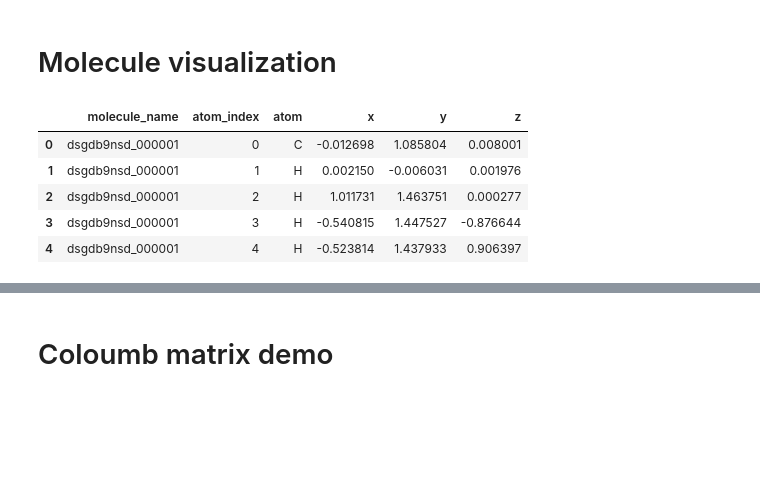
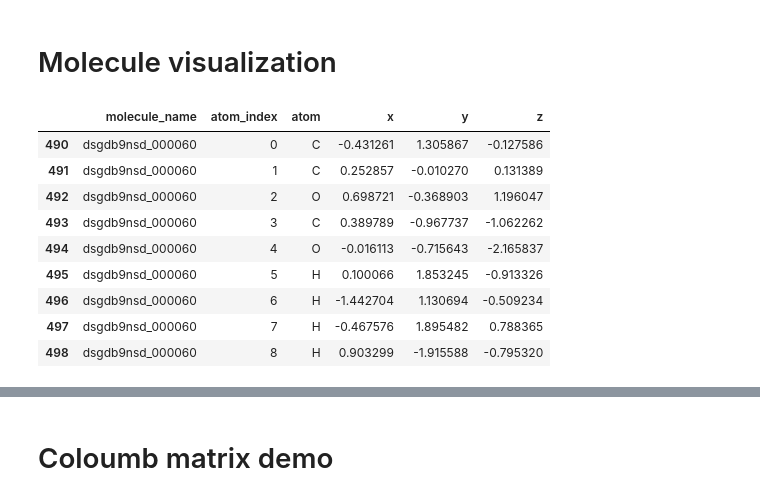
Before and after one commit to miguel-rita/remote-five, a Jupyter notebook: notebooks/EDA.ipynb, the cells around one changed output, grey strips where cells are left out. Drawn from its saved outputs; the diff is of its cells as text; code cells hidden in the pictures; blank space fills up the shorter version.

```diff
--- a/notebooks/EDA.ipynb
+++ b/notebooks/EDA.ipynb
@@ -70,13 +37,17 @@ sns.countplot(train['type'])
 # Molecule visualization
 # %%
 struct = pd.read_csv('../data/structures.csv')
-struct.head()
+struct.loc[struct.molecule_name == 'dsgdb9nsd_000060']
 # %% [output]
 |  | molecule_name | atom_index | atom | x | y | z |
-| 0 | dsgdb9nsd_000001 | 0 | C | -0.012698 | 1.085804 | 0.008001 |
-| 1 | dsgdb9nsd_000001 | 1 | H | 0.002150 | -0.006031 | 0.001976 |
-| 2 | dsgdb9nsd_000001 | 2 | H | 1.011731 | 1.463751 | 0.000277 |
-| 3 | dsgdb9nsd_000001 | 3 | H | -0.540815 | 1.447527 | -0.876644 |
-| 4 | dsgdb9nsd_000001 | 4 | H | -0.523814 | 1.437933 | 0.906397 |
+| 490 | dsgdb9nsd_000060 | 0 | C | -0.431261 | 1.305867 | -0.127586 |
+| 491 | dsgdb9nsd_000060 | 1 | C | 0.252857 | -0.010270 | 0.131389 |
+| 492 | dsgdb9nsd_000060 | 2 | O | 0.698721 | -0.368903 | 1.196047 |
+| 493 | dsgdb9nsd_000060 | 3 | C | 0.389789 | -0.967737 | -1.062262 |
+| 494 | dsgdb9nsd_000060 | 4 | O | -0.016113 | -0.715643 | -2.165837 |
+| 495 | dsgdb9nsd_000060 | 5 | H | 0.100066 | 1.853245 | -0.913326 |
+| 496 | dsgdb9nsd_000060 | 6 | H | -1.442704 | 1.130694 | -0.509234 |
+| 497 | dsgdb9nsd_000060 | 7 | H | -0.467576 | 1.895482 | 0.788365 |
+| 498 | dsgdb9nsd_000060 | 8 | H | 0.903299 | -1.915588 | -0.795320 |
 # %%
 xyz_files = glob.glob('../data/structures/*.xyz')
```
Also changed, not shown: parts of 19 cells of this notebook, 5 other files.
